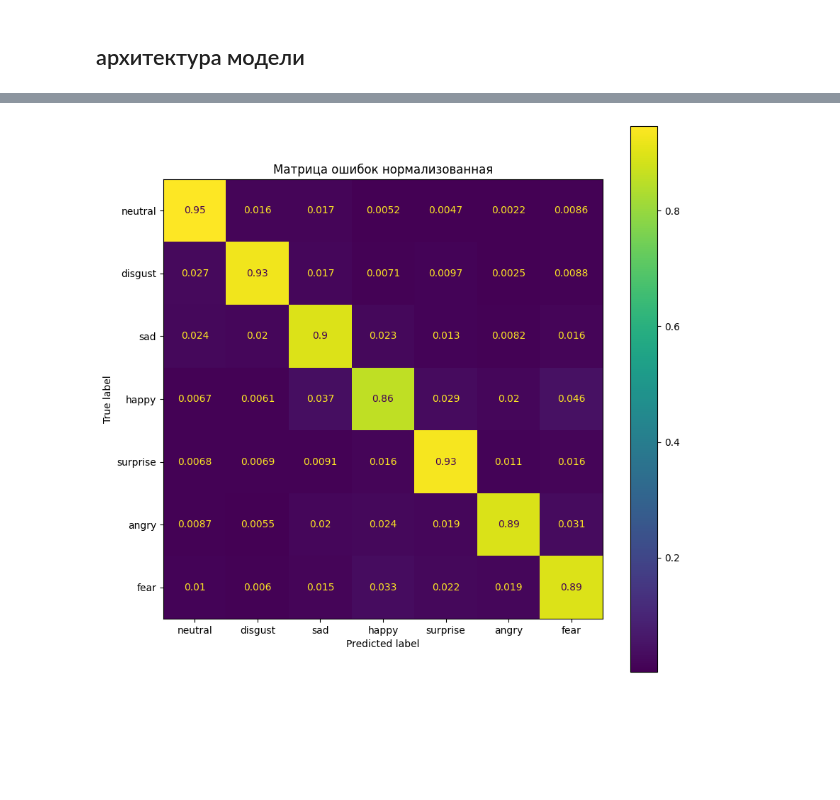
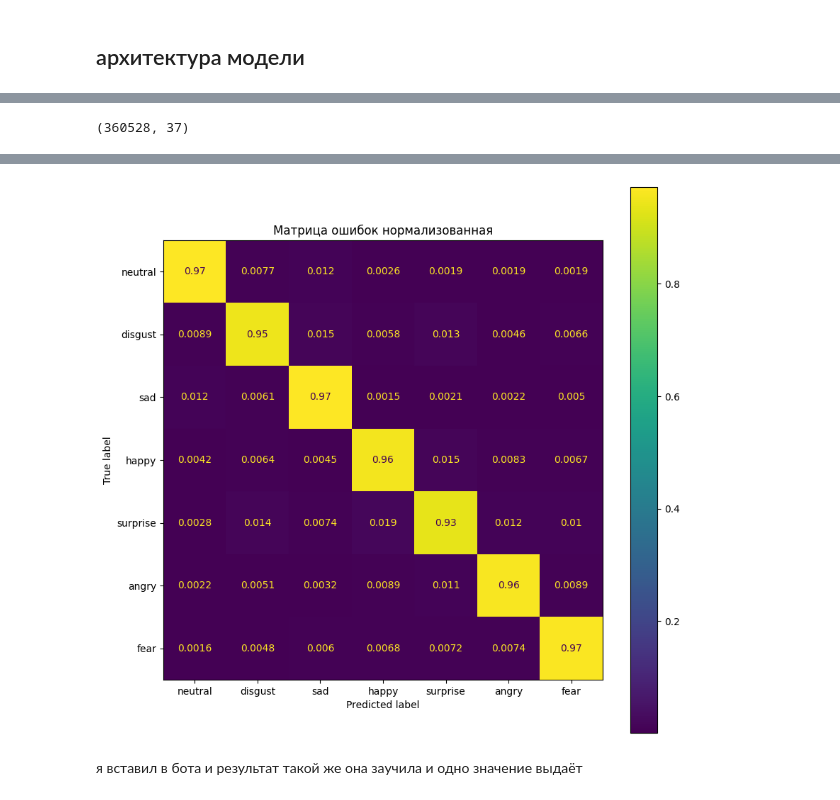
Before and after one commit to tihunn/emotion_testing, a Jupyter notebook: emotional_testing.ipynb, the cells around one changed output, grey strips where cells are left out. Saved outputs shown, nothing was run; the diff lists cells and outputs as text; code cells hidden in the pictures; blank space fills up the shorter version.

```diff
--- a/emotional_testing.ipynb
+++ b/emotional_testing.ipynb
@@ -716,21 +750,23 @@ import numpy as np
 from sklearn.preprocessing import StandardScaler
 from sklearn.model_selection import train_test_split
 
-# Combine the data and labels
-x_combined = np.concatenate((x_train_data, x_val_data), axis=0)
-y_combined = np.concatenate((y_train_data, y_val_data), axis=0)
 
 # Shuffle the combined data and labels in unison
-indices = np.random.permutation(len(x_combined))
-x_combined_shuffled = x_combined[indices]
-y_combined_shuffled = y_combined[indices]
+indices = np.random.permutation(len(x_train_data))
+x_shuffled_train = x_train_data[indices]
+y_shuffled_train = y_train_data[indices]
+
+indices = np.random.permutation(len(x_val_data))
+x_shuffled_val = x_val_data[indices]
+y_shuffled_val = y_val_data[indices]
 
 # Normalize the combined data
 scaler = StandardScaler()
-x_combined_normalized = scaler.fit_transform(x_combined_shuffled)
+x_train = scaler.fit_transform(x_shuffled_train)
+x_val = scaler.fit_transform(x_shuffled_val)
 
-# Split back into training and validation sets (e.g., 80% train, 20% validation)
-x_train, x_val, y_train, y_val = train_test_split(x_combined_normalized, y_combined_shuffled, test_size=0.2, random_state=42)
+y_train = y_shuffled_train
+y_val = y_shuffled_val
 # %% [markdown]
 ## архитектура модели
 # %%
@@ -784,11 +820,19 @@ def eval_model(model,  # обученная модель нейронной се
 
 from tensorflow import keras
 from tensorflow.keras.layers import LSTM, Dense
+from tensorflow.keras.callbacks import EarlyStopping, ModelCheckpoint
+
+# ... (your existing code)
+
+# Define callbacks
+early_stopping = EarlyStopping(monitor='val_loss', patience=5, restore_best_weights=True)
+model_checkpoint = ModelCheckpoint('best_model.keras', monitor='val_accuracy', save_best_only=True)
 
 def create_model(input_shape, num_classes):
     model = keras.Sequential([
         LSTM(128, input_shape=input_shape, return_sequences=True),
         LSTM(64),
+        Dense(64, activation='relu'),
         Dense(num_classes, activation='softmax')
     ])
     return model
@@ -804,5 +848,6 @@ model.summary()
 model.compile(optimizer='adam', loss='categorical_crossentropy', metrics=['accuracy'])
 
 # Train the model
-model.fit(x_train, y_train, epochs=10, batch_size=32, validation_data=(x_val, y_val)) # Adjust epochs and batch size
+model.fit(x_train, y_train, epochs=30, batch_size=32, validation_data=(x_val, y_val), \
+          callbacks=[early_stopping, model_checkpoint]) # Adjust epochs and batch size
 # %% [output]
@@ -842,3 +881 @@ Epoch 10/10
 <keras.src.callbacks.history.History at 0x...>
-# %%
-model.fit(x_train, y_train, epochs=10, batch_size=32, validation_data=(x_val, y_val))
@@ -867,2 +881,0 @@ Epoch 10/10
-# %%
-model.fit(x_train, y_train, epochs=10, batch_size=32, validation_data=(x_val, y_val))
@@ -869,4 +974,7 @@ model.fit(x_train, y_train, epochs=10, batch_size=32, validation_data=(x_val, y_
+# %%
+x_train.shape
+# %% [output]
+(360528, 37)
 # %%
-CLASS_LIST = ['neutral', 'disgust', 'sad', 'happy', 'surprise', 'angry', 'fear']
 eval_model(model, x_val, y_val)   # Оценка точности сети на проверочной выборке
 # %% [output]
@@ -876,2 +984,2 @@ eval_model(model, x_val, y_val)   # Оценка точности сети на
-[figure, old version]
+[figure, new version]
 # %%
@@ -878,0 +987,2 @@ model.save('/content/drive/MyDrive/audio_emotion_recognition_data/emotion_recogn
+# %% [markdown]
+я вставил в бота и результат такой же она заучила и одно значение выдаёт
```
Also changed, not shown: parts of 20 cells of this notebook.
